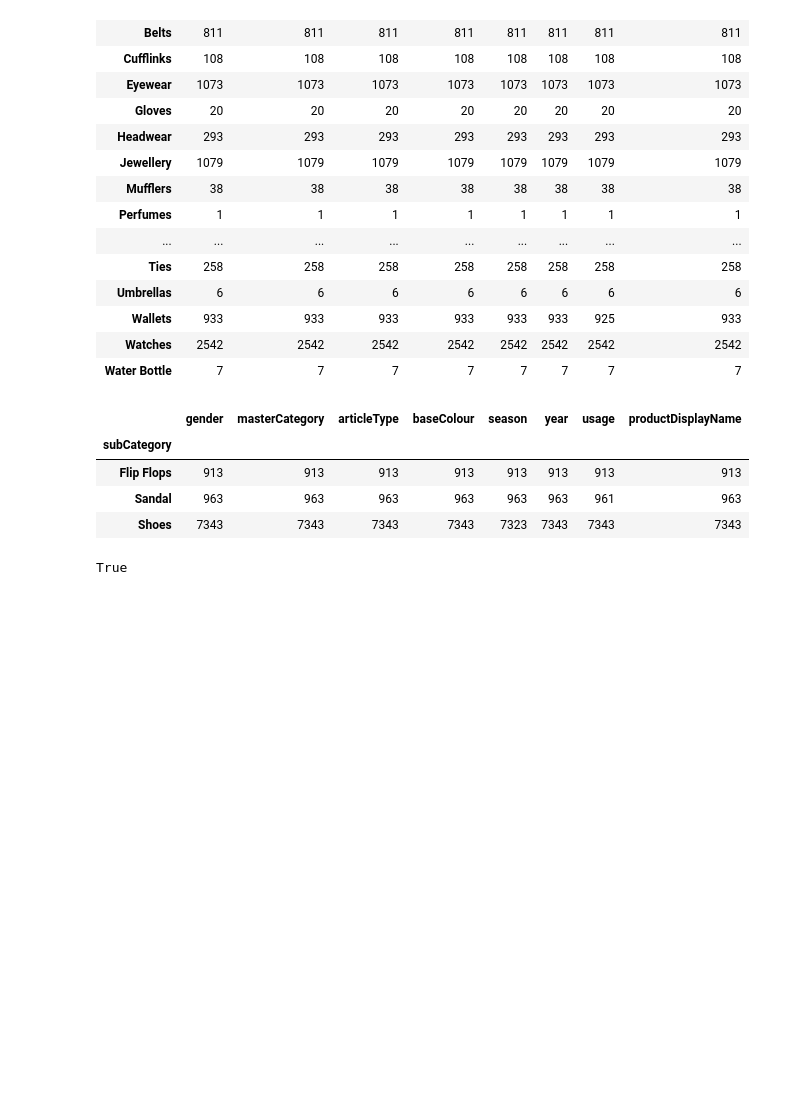
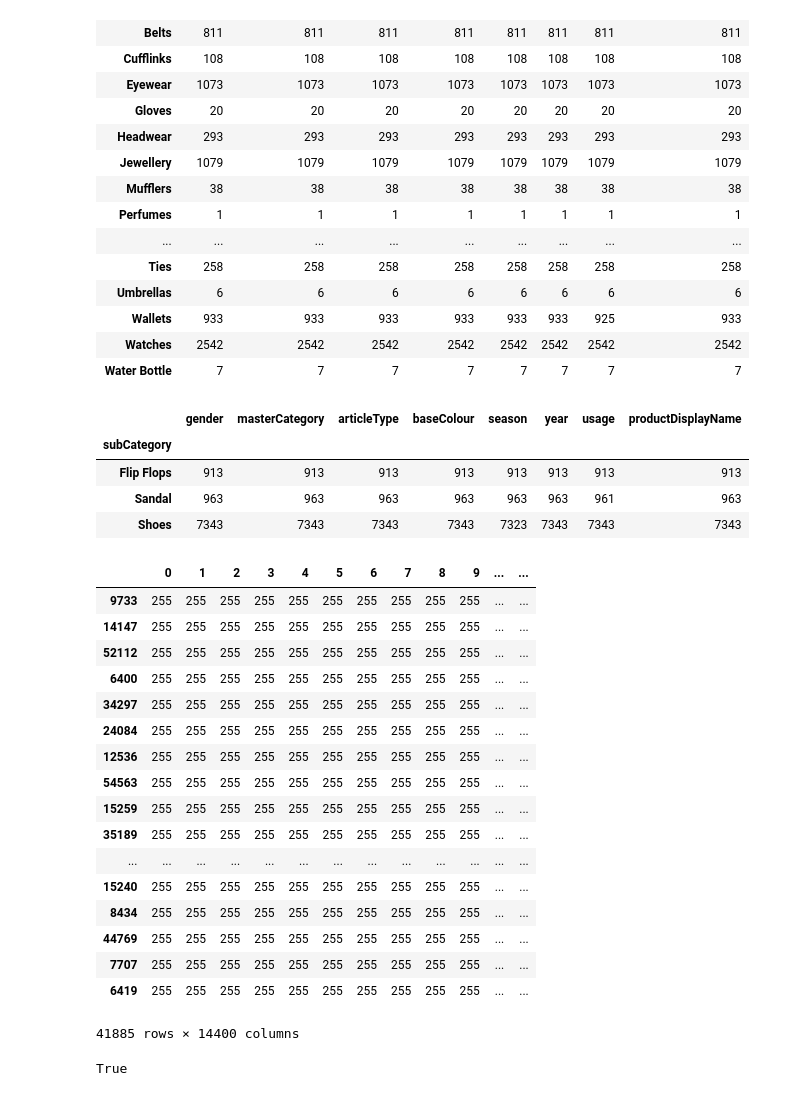
Before and after one commit to kellystroh/Clothing-Classification, a Jupyter notebook: Clothing EDA.ipynb, the cells around one changed output. Saved outputs shown, nothing was run; the diff lists cells and outputs as text; code cells hidden in the pictures; blank space fills up the shorter version.

```diff
--- a/Clothing EDA.ipynb
+++ b/Clothing EDA.ipynb
@@ -158,6 +168,27 @@ wearable_df = df[df['masterCategory'].isin(wearable_list)]
 # %%
 wear_idx = list(wearable_df.index)
 wear_pics = pic_df[pic_df.index.isin(wear_idx)]
+# %%
+wear_pics
+# %% [output]
+|  | 0 | 1 | 2 | 3 | 4 | 5 | 6 | 7 | 8 | 9 | ... | ... |
+| 9733 | 255 | 255 | 255 | 255 | 255 | 255 | 255 | 255 | 255 | 255 | ... | ... |
+| 14147 | 255 | 255 | 255 | 255 | 255 | 255 | 255 | 255 | 255 | 255 | ... | ... |
+| 52112 | 255 | 255 | 255 | 255 | 255 | 255 | 255 | 255 | 255 | 255 | ... | ... |
+| 6400 | 255 | 255 | 255 | 255 | 255 | 255 | 255 | 255 | 255 | 255 | ... | ... |
+| 34297 | 255 | 255 | 255 | 255 | 255 | 255 | 255 | 255 | 255 | 255 | ... | ... |
+| 24084 | 255 | 255 | 255 | 255 | 255 | 255 | 255 | 255 | 255 | 255 | ... | ... |
+| 12536 | 255 | 255 | 255 | 255 | 255 | 255 | 255 | 255 | 255 | 255 | ... | ... |
+| 54563 | 255 | 255 | 255 | 255 | 255 | 255 | 255 | 255 | 255 | 255 | ... | ... |
+| 15259 | 255 | 255 | 255 | 255 | 255 | 255 | 255 | 255 | 255 | 255 | ... | ... |
+| 35189 | 255 | 255 | 255 | 255 | 255 | 255 | 255 | 255 | 255 | 255 | ... | ... |
+| ... | ... | ... | ... | ... | ... | ... | ... | ... | ... | ... | ... | ... |
+| 15240 | 255 | 255 | 255 | 255 | 255 | 255 | 255 | 255 | 255 | 255 | ... | ... |
+| 8434 | 255 | 255 | 255 | 255 | 255 | 255 | 255 | 255 | 255 | 255 | ... | ... |
+| 44769 | 255 | 255 | 255 | 255 | 255 | 255 | 255 | 255 | 255 | 255 | ... | ... |
+| 7707 | 255 | 255 | 255 | 255 | 255 | 255 | 255 | 255 | 255 | 255 | ... | ... |
+| 6419 | 255 | 255 | 255 | 255 | 255 | 255 | 255 | 255 | 255 | 255 | ... | ... |
+41885 rows × 14400 columns
 # %%
 set(wear_pics.index) == set(wearable_df.index)
 # %% [output]
```
Also changed, not shown: parts of 4 cells of this notebook.
